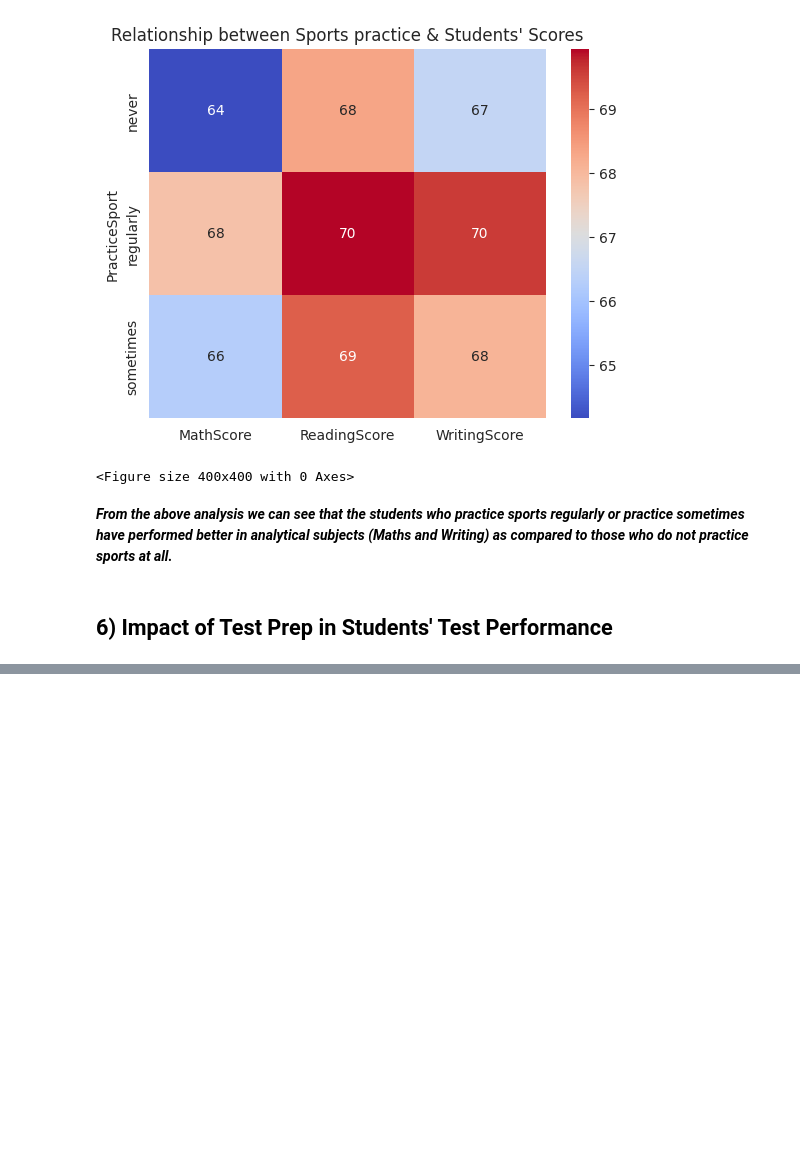
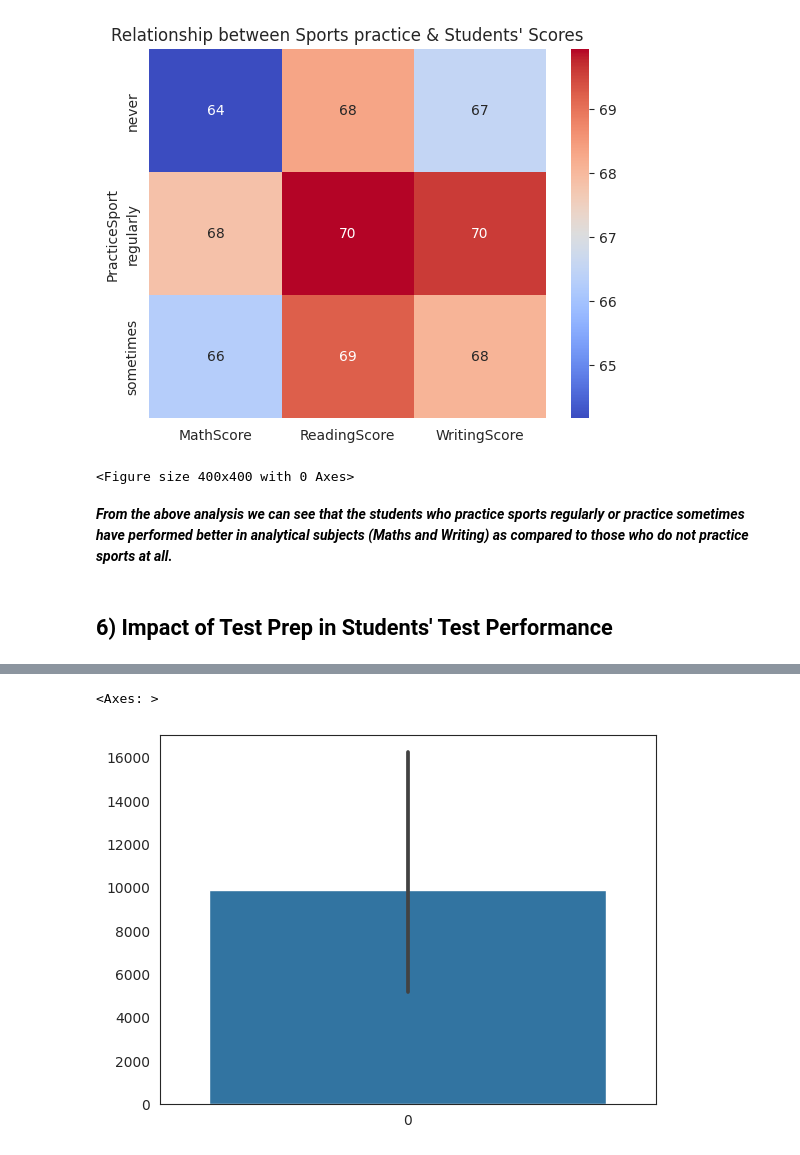
Before and after one commit to HafshaWahab/Students-Test-Scores-Analysis, a Jupyter notebook: students-test-scores-analysis.ipynb, the cells around one changed output, grey strips where cells are left out. Cells and saved outputs as stored; diff of their text form; code cells hidden in the pictures; blank space fills up the shorter version.

```diff
--- a/students-test-scores-analysis.ipynb
+++ b/students-test-scores-analysis.ipynb
@@ -301,0 +366,5 @@ plt.show()
+# %%
+sns.barplot(data=values)
+# %% [output]
+<Axes: >
+[figure, added]
```
Also changed, not shown: parts of 9 cells of this notebook.
